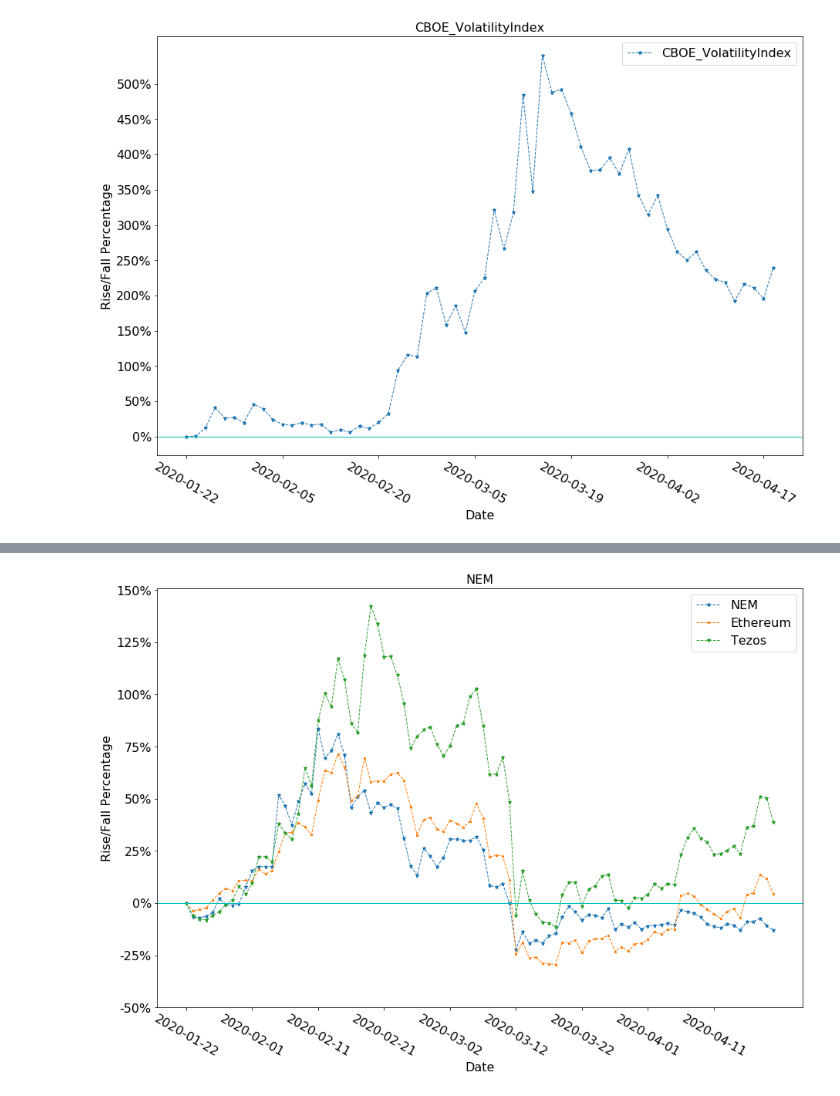
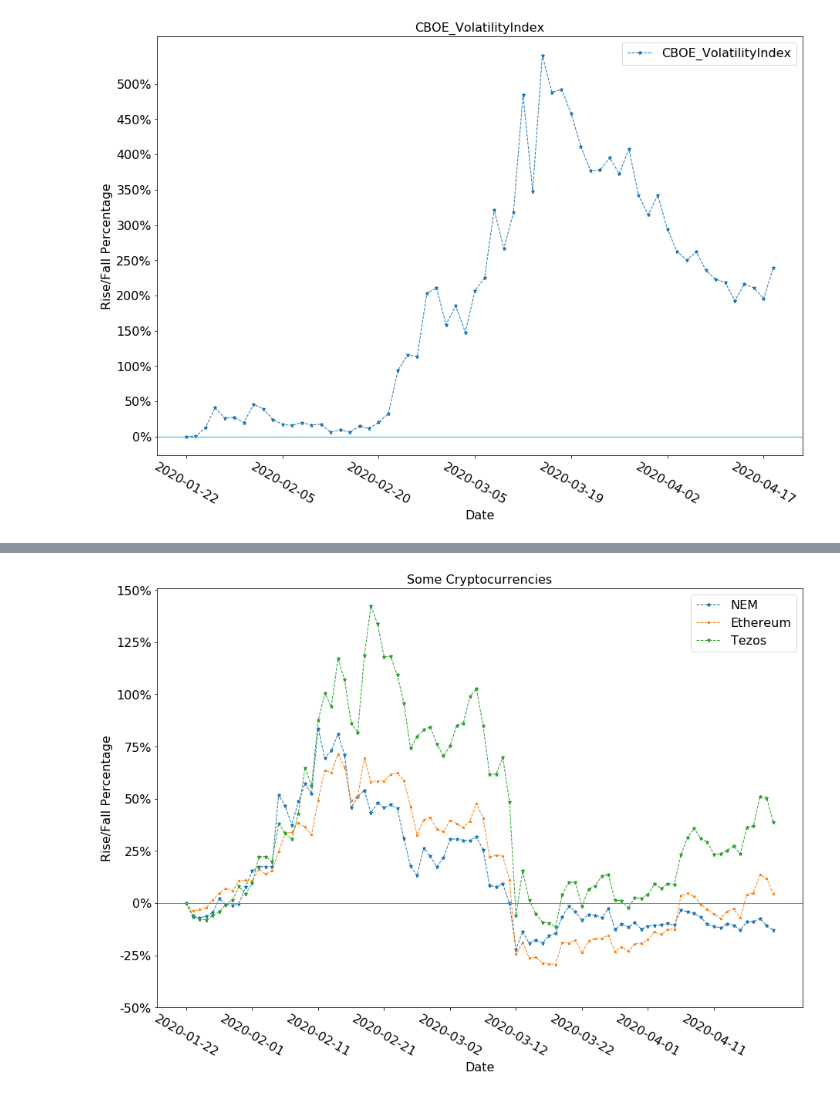
Before and after one commit to HyperTars/Big-Data-Project, a Jupyter notebook: src/time-series-analysis.ipynb, the cells around one changed output, grey strips where cells are left out. Cells and saved outputs as stored; diff of their text form; code cells hidden in the pictures.

```diff
--- a/src/time-series-analysis.ipynb
+++ b/src/time-series-analysis.ipynb
@@ -257,7 +257,7 @@ label = 'NEM'
 fontsize = {'size': 16}
 
 plt.figure(figsize=(15, 10))
-plt.title(label, fontsize)
+plt.title('Some Cryptocurrencies', fontsize)
 
 
 indicatorData = pd.read_csv(file)
@@ -331,32 +331,32 @@ indicatorData["Date"] = pd.to_datetime(indicatorData["Date"], format = "%Y-%m-%d
 indicatorData.sort_values('Date', inplace=True, ascending=True)
 
 # Only keep data within the range of the covid data
 indicatorData = indicatorData[(indicatorData["Date"] >= date[0]) & (indicatorData["Date"] <= date[-1])]
 indicatorData = indicatorData[["Date", "Close/Last"]]
 
 indicatorDate = indicatorData["Date"].tolist()
 indicatorDate = [str(each) for each in indicatorDate]
 indicatorDate = [each[:10] for each in indicatorDate]
 
 indicatorValue = indicatorData["Close/Last"].values
 base = indicatorValue[0]
 new_indicatorValue = []
 for each in indicatorValue:
     if each / base < 1:
         new_indicatorValue.append(-100.0 * (1 - each / base))
     else:
         new_indicatorValue.append(100.0 * (each / base - 1))
 
 plt.plot(indicatorDate, new_indicatorValue, label=label, linewidth = 1, linestyle = "--", marker = '*', markersize = 5)
 plt.xticks(indicatorDate[::10], rotation = -30, fontsize = 16)
 plt.yticks([-50, -25, 0, 25, 50, 75, 100, 125, 150], ['-50%', '-25%', '0%', '25%', '50%', '75%', '100%', '125%', '150%'], fontsize = 16)
 plt.legend(prop = fontsize)
 plt.axhline(y = 0, color='c', linestyle='-', linewidth = 1)
 plt.xlabel('Date', fontsize)
 plt.ylabel('Rise/Fall Percentage', fontsize)
 
 file = file.replace("/", "_")
-picName = "../result/time-series/" + label + ".png"
+picName = "../result/time-series/Some Cryptocurrencies.png"
 plt.savefig(picName)
 # %% [output]
-[figure, old version]
+[figure, new version]
```
Also changed, not shown: parts of 1 cell of this notebook, 17 other files.
